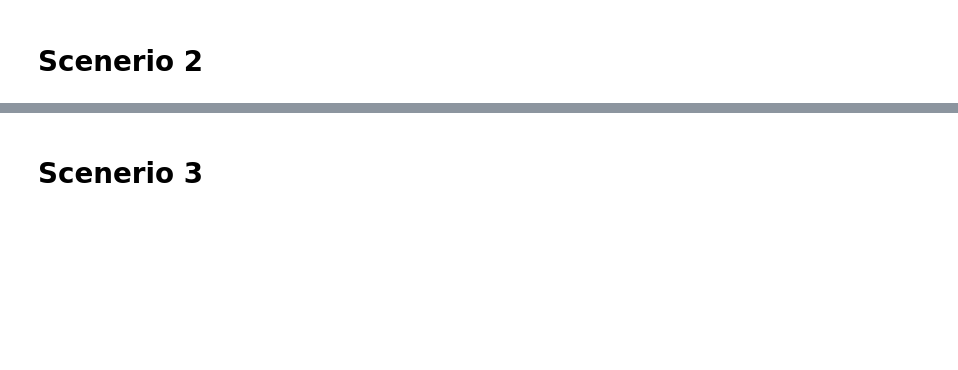
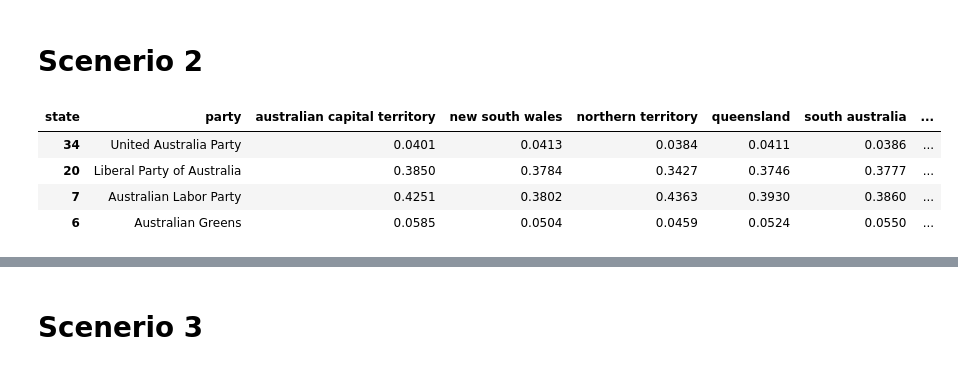
Before and after one commit to iknow1988/Cloud_Solution_Federal_Australia_Election, a Jupyter notebook: src/scenerio.ipynb, the cells around one changed output, grey strips where cells are left out. Drawn from its saved outputs; the diff is of its cells as text; code cells hidden in the pictures; blank space fills up the shorter version.

```diff
--- a/src/scenerio.ipynb
+++ b/src/scenerio.ipynb
@@ -93,7 +102,6 @@ def main():
 # %%
 import pandas as pd
 import couchdb
-from collections import Counter, defaultdict
 
 def scenerio_2_popularity_of_party_in_state_vs_aurion(ip,tweeter_db,aurin_data_location):
 
@@ -103,7 +111,6 @@ def scenerio_2_popularity_of_party_in_state_vs_aurion(ip,tweeter_db,aurin_data_l
     view = db.view('_design/counts/_view/party_in_states', reduce=True, group=True)
     rows = []
     rows2 = []
-    dictio =Counter()
     for item in view:
         key = item.key
         state = str(key[0])
@@ -179,11 +186,18 @@ def scenerio_2_popularity_of_party_in_state_vs_aurion(ip,tweeter_db,aurin_data_l
 
     return df_twitter_party, df_vote
 
-def main():
-    ip = "http://admin:p01ss0n@103.6.254.59:9584/"
-    tweeter_db = 'tweeter_test'
-    aurin_data_location = 'csv_files/vote_2016.csv'
+
+ip = "http://admin:p01ss0n@172.26.38.71:5984/"
+tweeter_db = 'twitter'
+aurin_data_location = 'csv_files/vote_2016.csv'
 
 
-    df1, df2 = scenerio_2_popularity_of_party_in_state_vs_aurion(ip,tweeter_db,aurin_data_location)
-    df2.head()
+df1, df2 = scenerio_2_popularity_of_party_in_state_vs_aurion(ip,tweeter_db,aurin_data_location)
+# %%
+df1.sort_values('party', ascending = False)
+# %% [output]
+| state | party | australian capital territory | new south wales | northern territory | queensland | south australia | ... |
+| 34 | United Australia Party | 0.0401 | 0.0413 | 0.0384 | 0.0411 | 0.0386 | ... |
+| 20 | Liberal Party of Australia | 0.3850 | 0.3784 | 0.3427 | 0.3746 | 0.3777 | ... |
+| 7 | Australian Labor Party | 0.4251 | 0.3802 | 0.4363 | 0.3930 | 0.3860 | ... |
+| 6 | Australian Greens | 0.0585 | 0.0504 | 0.0459 | 0.0524 | 0.0550 | ... |
```
Also changed, not shown: parts of 4 cells of this notebook.
